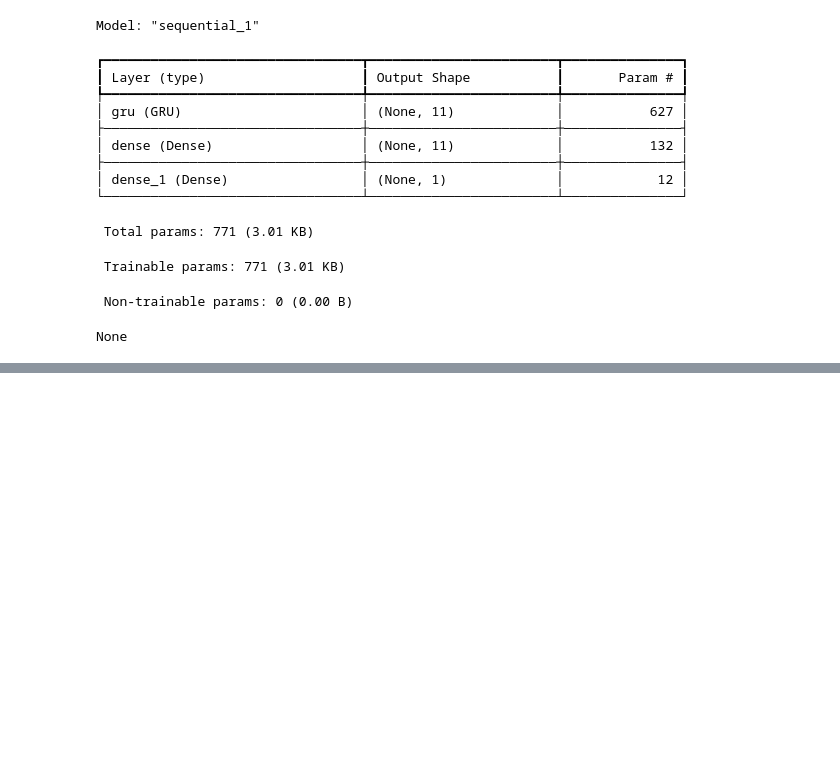
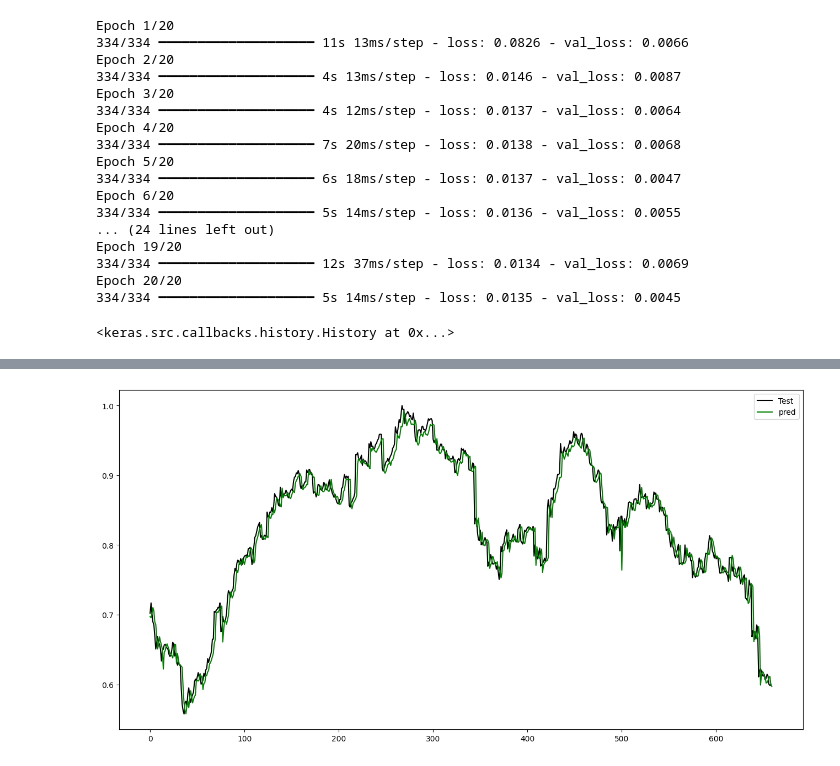
Before and after one commit to kwandji113/Algorithmic-Trading-Bot-, a Jupyter notebook: Test.ipynb, the cells around one changed output, grey strips where cells are left out. Cells and saved outputs as stored; diff of their text form; code cells hidden in the pictures; blank space fills up the shorter version.

Commit message:
Model is so overfit that I think I messed something up with data

```diff
--- a/Test.ipynb
+++ b/Test.ipynb
@@ -35,6 +34,0 @@ random_keys
-# %%
-n_days = BACK_CANDLES
-m_days = FUTURE_DAYS
-random_stock_data = {}
-for i in random_keys:
-    random_stock_data[i] = stock_data[i]
@@ -66,6 +83,6 @@ stacked_stock_data
 # %%
-xs, ys = [], [] # lists for our features/labels for LSTM
-
+xs, ys = [], []
+#for actuallly training data
 for i in range(len(stacked_stock_data) - n_days):
 
     v = stacked_stock_data.iloc[i:(i + n_days), :]
@@ -73,7 +90,9 @@ for i in range(len(stacked_stock_data) - n_days):
     if v['Date'].iloc[-1] <= v['Date'].iloc[0]:
         continue
 
-    xs.append(v.iloc[:, :-1].to_numpy())
+    xs.append(v.iloc[:, 1:-1].to_numpy())
     ys.append(stacked_stock_data.iloc[i + n_days, len(stacked_stock_data.columns) - 1])
 xs = np.array(xs)
 ys = np.array(ys)
+
+ys
@@ -79,0 +102,17 @@ ys = np.array(ys)
+# %%
+X_test = []
+Y_test = []
+
+for key, df in random_stock_data_testing.items():
+    if len(df) >= n_days + m_days:
+        for i in range(len(df) - n_days - m_days + 1):
+            X_test.append(df.iloc[i:i+n_days, 1:-1].to_numpy())
+
+        for i in range(len(df) - n_days - m_days + 1):
+            Y_test.append(df.iloc[i+n_days:i+n_days+m_days, -1].to_numpy())
+    break
+
+X_test = np.array(X_test)
+Y_test = np.array(Y_test)
+
+Y_test
@@ -80,5 +137,4 @@ ys = np.array(ys)
 # %%
-# Define some type of LSTM model
 from keras.layers import LSTM
 from keras.layers import Dense
 import tensorflow as tf
@@ -86,26 +142,39 @@ from keras import Sequential
 from keras import optimizers
 from keras.optimizers import Adam
 from keras.models import Model
-from keras.layers import Dense, GRU
+from keras.layers import Dense, GRU, LSTM
 
 model = Sequential()
 model.add(GRU(11, input_shape=(xs.shape[1], xs.shape[2])))
 model.add(Dense(11, activation="relu"))
 model.add(Dense(1))
 model.compile(loss='mae', optimizer=Adam(1 / 1000))
-print(model.summary())
+model.fit(xs, ys, epochs=20, batch_size=32, validation_split=0.2)
 # %% [output]
-Model: "sequential_1"
+Epoch 1/20
+334/334 ━━━━━━━━━━━━━━━━━━━━ 11s 13ms/step - loss: 0.0826 - val_loss: 0.0066
+Epoch 2/20
+334/334 ━━━━━━━━━━━━━━━━━━━━ 4s 13ms/step - loss: 0.0146 - val_loss: 0.0087
+Epoch 3/20
+334/334 ━━━━━━━━━━━━━━━━━━━━ 4s 12ms/step - loss: 0.0137 - val_loss: 0.0064
+Epoch 4/20
+334/334 ━━━━━━━━━━━━━━━━━━━━ 7s 20ms/step - loss: 0.0138 - val_loss: 0.0068
+Epoch 5/20
+334/334 ━━━━━━━━━━━━━━━━━━━━ 6s 18ms/step - loss: 0.0137 - val_loss: 0.0047
+Epoch 6/20
+334/334 ━━━━━━━━━━━━━━━━━━━━ 5s 14ms/step - loss: 0.0136 - val_loss: 0.0055
+... (24 lines left out)
+Epoch 19/20
+334/334 ━━━━━━━━━━━━━━━━━━━━ 12s 37ms/step - loss: 0.0134 - val_loss: 0.0069
+Epoch 20/20
+334/334 ━━━━━━━━━━━━━━━━━━━━ 5s 14ms/step - loss: 0.0135 - val_loss: 0.0045
-┏━━━━━━━━━━━━━━━━━━━━━━━━━━━━━━━━━┳━━━━━━━━━━━━━━━━━━━━━━━━┳━━━━━━━━━━━━━━━┓
-┃ Layer (type)                    ┃ Output Shape           ┃       Param # ┃
-┡━━━━━━━━━━━━━━━━━━━━━━━━━━━━━━━━━╇━━━━━━━━━━━━━━━━━━━━━━━━╇━━━━━━━━━━━━━━━┩
-│ gru (GRU)                       │ (None, 11)             │           627 │
-├─────────────────────────────────┼────────────────────────┼───────────────┤
-│ dense (Dense)                   │ (None, 11)             │           132 │
-├─────────────────────────────────┼────────────────────────┼───────────────┤
-│ dense_1 (Dense)                 │ (None, 1)              │            12 │
-└─────────────────────────────────┴────────────────────────┴───────────────┘
+<keras.src.callbacks.history.History at 0x...>
- Total params: 771 (3.01 KB)
- Trainable params: 771 (3.01 KB)
- Non-trainable params: 0 (0.00 B)
-None
+# %%
+y_pred = model.predict(X_test)
+
+plt.figure(figsize=(16,8))
+plt.plot(Y_test, color = 'black', label = 'Test')
+plt.plot(y_pred, color = 'green', label = 'pred')
+plt.legend()
+plt.show()
+# %% [output]
@@ -111,0 +182 @@ None
+[figure, added]
```
Also changed, not shown: parts of 7 cells of this notebook, 1 other file.
